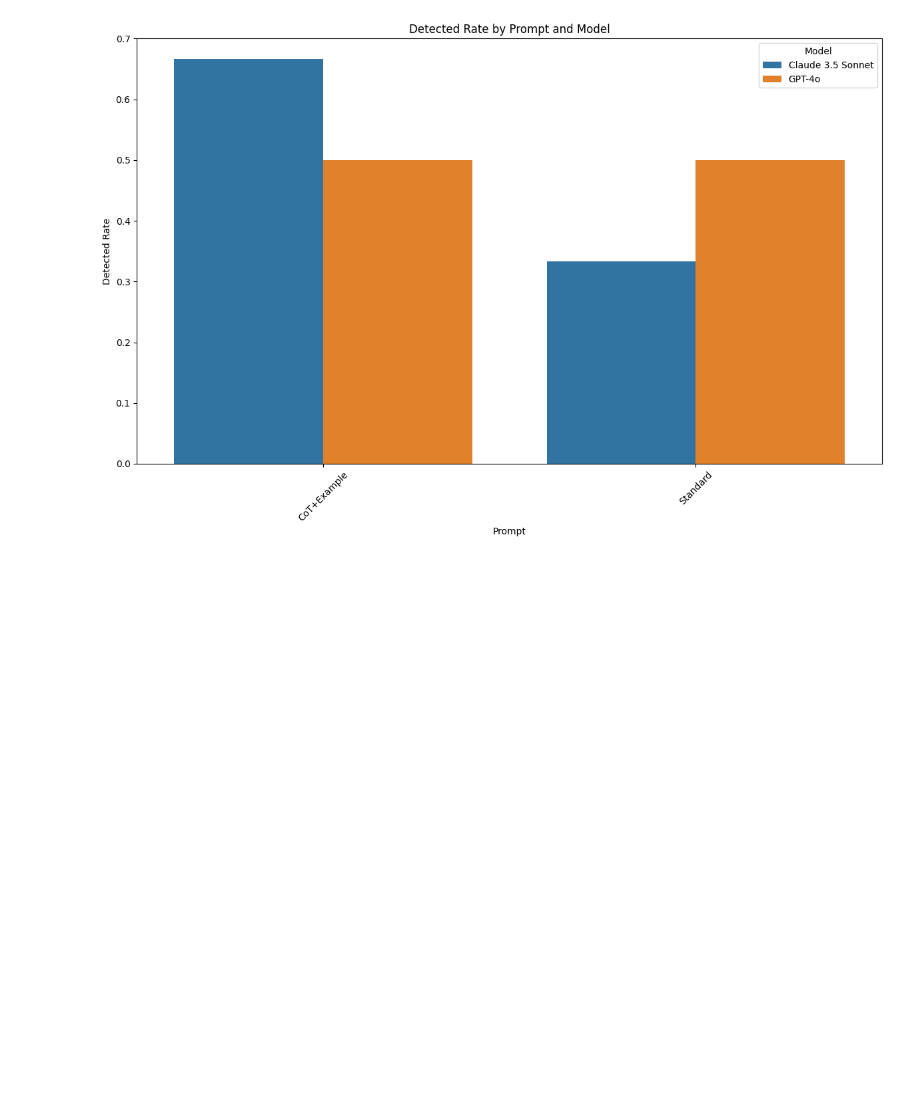
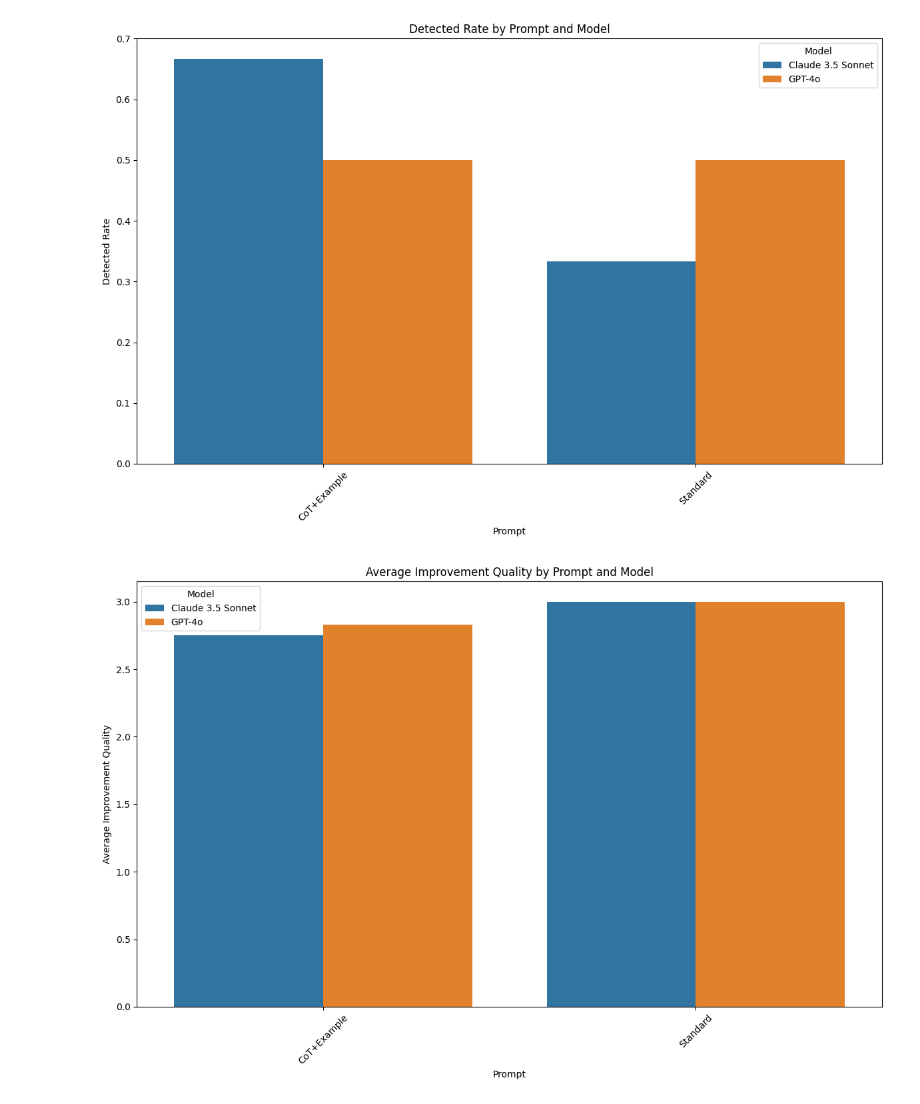
Before and after one commit to fapfaff/ai-detection-of-architectural-antipatterns, a Jupyter notebook: evaluation/evaluation.ipynb, the cells around one changed output. Drawn from its saved outputs; the diff is of its cells as text; code cells hidden in the pictures; blank space fills up the shorter version.

Commit message:
add graphs for improvement suggestions

```diff
--- a/evaluation/evaluation.ipynb
+++ b/evaluation/evaluation.ipynb
@@ -60,3 +60,19 @@ plt.tight_layout()
 plt.show()
 # %% [output]
 [figure]
+# %%
+improvement_suggestion_df = df[df['ImprovementQuality'] > 0]
+improvement_suggestion_df = improvement_suggestion_df.groupby(['Prompt', 'Model'])['ImprovementQuality']
+# %%
+improvement_suggestion_mean = improvement_suggestion_df.mean().reset_index()
+
+plt.figure(figsize=(12, 8))
+sns.barplot(x='Prompt', y='ImprovementQuality', hue='Model', data=improvement_suggestion_mean)
+plt.title('Average Improvement Quality by Prompt and Model')
+plt.xlabel('Prompt')
+plt.ylabel('Average Improvement Quality')
+plt.xticks(rotation=45)
+plt.tight_layout()
+plt.show()
+# %% [output]
+[figure, added]
```
Also changed, not shown: parts of 2 cells of this notebook.
